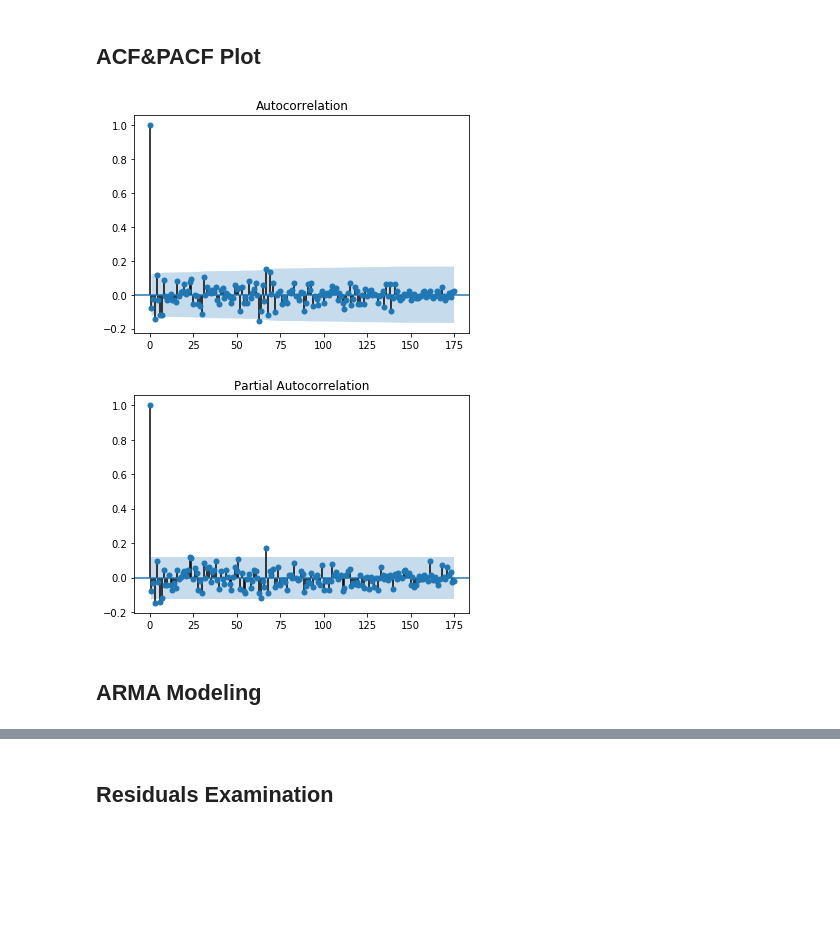
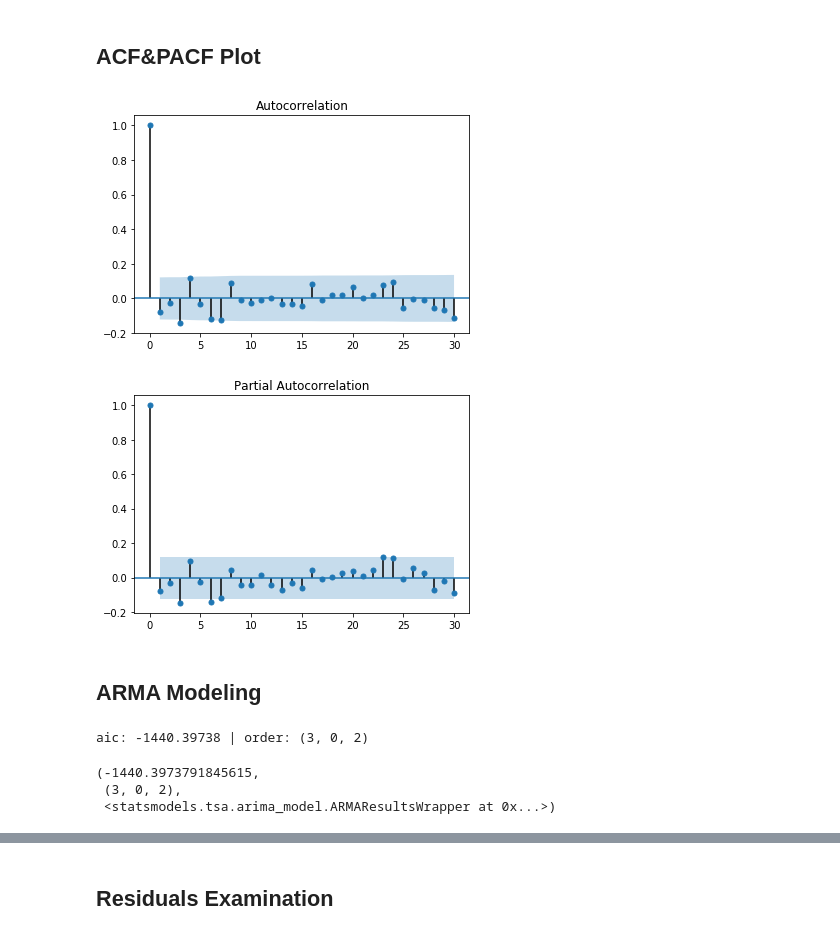
Before and after one commit to charlienew/Finance, a Jupyter notebook: S&P 500.ipynb, the cells around one changed output, grey strips where cells are left out. Cells and saved outputs as stored; diff of their text form; code cells hidden in the pictures; blank space fills up the shorter version.

```diff
--- a/S&P 500.ipynb
+++ b/S&P 500.ipynb
@@ -97,10 +97,17 @@ Critical Value (10%)          -2.572895e+00
 dtype: float64
 # %% [markdown]
 ## ACF&PACF Plot
-# %%
-draw_acf_pacf(ts_log_diff, lags = 175)
-# %% [output]
-[figure, removed]
-[figure, removed]
+# %%
+plot_acf(ts_log_diff, lags = 30)
+plt.savefig('D:/Work/acf.png')
+plt.show()
+# %% [output]
+[figure, added]
+# %%
+plot_pacf(ts_log_diff, lags = 30)
+plt.savefig('D:/Work/pacf1.png')
+plt.show()
+# %% [output]
+[figure, added]
 # %% [markdown]
 ## ARMA Modeling
@@ -106,0 +137,7 @@ draw_acf_pacf(ts_log_diff, lags = 175)
+# %%
+_get_best_model(ts_log_diff)
+# %% [output]
+aic: -1440.39738 | order: (3, 0, 2)
+(-1440.3973791845615,
+ (3, 0, 2),
+ <statsmodels.tsa.arima_model.ARMAResultsWrapper at 0x...>)
```
Also changed, not shown: parts of 29 cells of this notebook, 1 other file.
